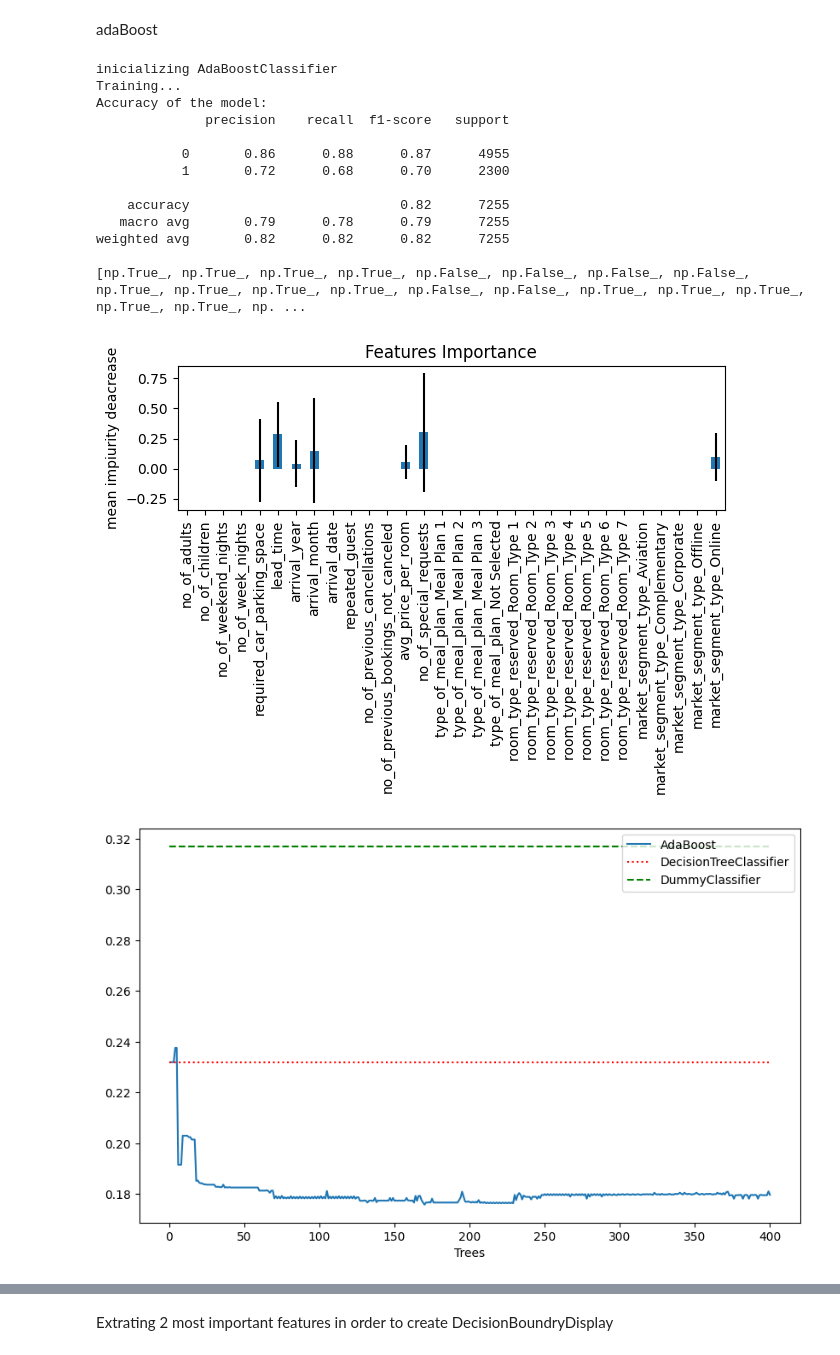
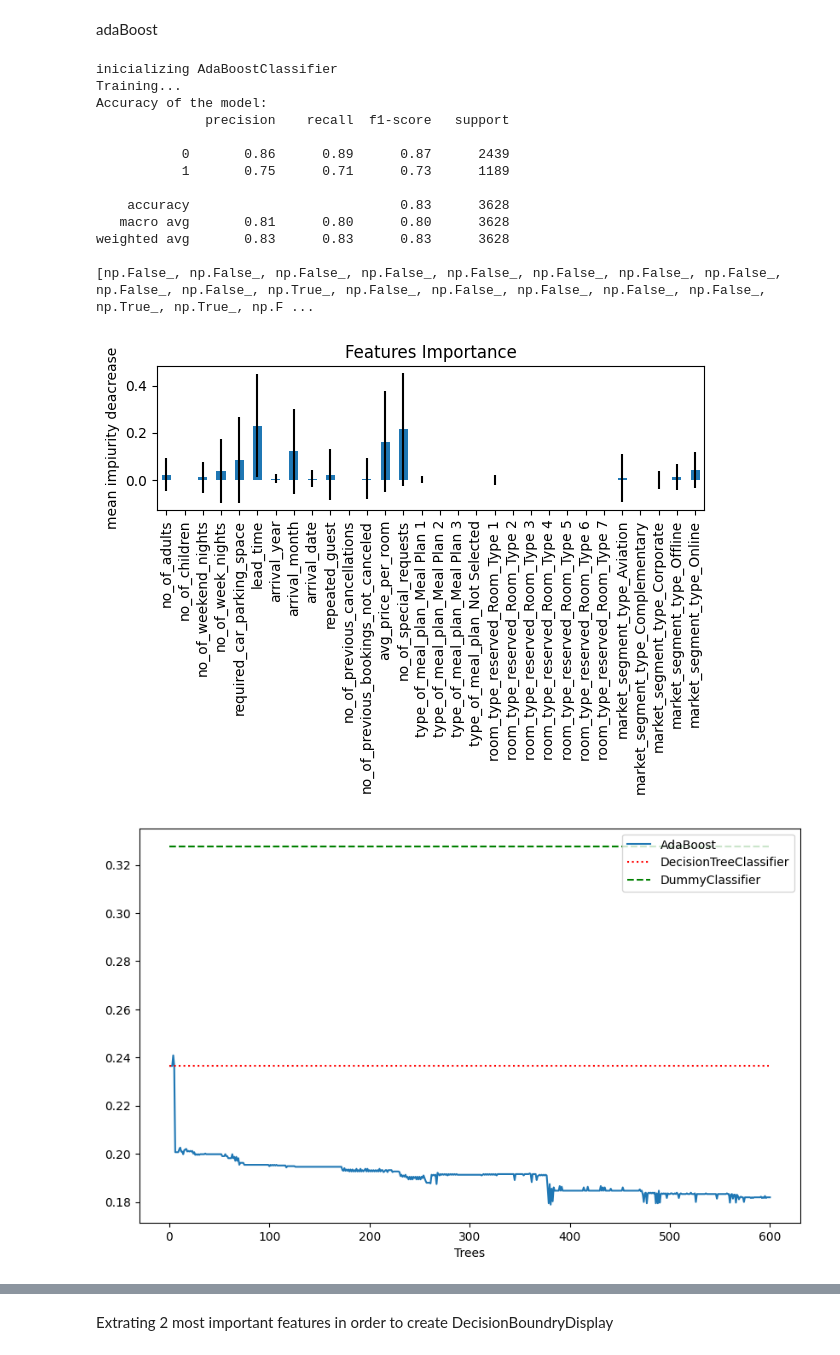
Before and after one commit to KsaweryKomasara/Projekt_KNDS, a Jupyter notebook: Nootebooks/main.ipynb, the cells around one changed output, grey strips where cells are left out. Cells and saved outputs as stored; diff of their text form; code cells hidden in the pictures.

```diff
--- a/Nootebooks/main.ipynb
+++ b/Nootebooks/main.ipynb
@@ -236,9 +236,10 @@ Target variable for box plots: booking_status
 # %%
 # Trzeba dropnąć Booking_ID i arrival bo wywali 30k kolumn
 
+data = getData(dataFilePath)
 data = data.drop(columns=['Booking_ID'])
 
-X_train_processed, X_test_processed, y_train_processed, y_test_processed = dataProcessing.processData(data)
+X_train, X_test, X_val, y_train, y_test, y_val = dataProcessing.processData(data)
 # %% [output]
 Processing data...
 Splitting data...
@@ -382,39 +410,39 @@ weighted avg       0.80      0.80      0.80      7255
 # %% [markdown]
 adaBoost
 # %%
-ad = adaBoost.adaBoostTraining(X_train_processed,y_train_processed)
+ad = adaBoost.adaBoostTraining(X_train, y_train)
 imp = ad.feature_importances_
 imp_new = list()
-modelDescription.modelBenchmark(ad,X_test_processed,y_test_processed)
-modelDescription.FeaturesImportance(ad,X_train_processed)
-adaBoost.avaBoostConvergence(X_train_processed,y_train_processed,X_test_processed,y_test_processed)
+modelDescription.modelBenchmark(ad, X_test, y_test)
+modelDescription.FeaturesImportance(ad, X_train)
+adaBoost.avaBoostConvergence(X_train, y_train, X_test, y_test)
 for i, val in enumerate(imp):
     if imp[i] !=0:
         imp_new.append(True)
     else:
         imp_new.append(False)
-X_train_new = X_train_processed.loc[:,imp_new]
-X_test_new = X_test_processed.loc[:,imp_new]
-ad_new = adaBoost.adaBoostTraining(X_train_new,y_train_processed)
-modelDescription.modelBenchmark(ad_new,X_test_new,y_test_processed)
+X_train_new = X_train.loc[:,imp_new]
+X_test_new = X_test.loc[:,imp_new]
+ad_new = adaBoost.adaBoostTraining(X_train_new,y_train)
+modelDescription.modelBenchmark(ad_new,X_test_new,y_test)
 print(len(X_train_new.columns))
-print(len(X_train_processed.columns))
+print(len(X_train.columns))
 # %% [output]
 inicializing AdaBoostClassifier
 Training...
 Accuracy of the model:
               precision    recall  f1-score   support
 
-           0       0.86      0.88      0.87      4955
-           1       0.72      0.68      0.70      2300
+           0       0.86      0.89      0.87      2439
+           1       0.75      0.71      0.73      1189
 
-    accuracy                           0.82      7255
-   macro avg       0.79      0.78      0.79      7255
-weighted avg       0.82      0.82      0.82      7255
+    accuracy                           0.83      3628
+   macro avg       0.81      0.80      0.80      3628
+weighted avg       0.83      0.83      0.83      3628
 
-[np.True_, np.True_, np.True_, np.True_, np.False_, np.False_, np.False_, np.False_, np.True_, np.True_, np.True_, np.True_, np.False_, np.False_, np.True_, np.True_, np.True_, np.True_, np.True_, np. ...
+[np.False_, np.False_, np.False_, np.False_, np.False_, np.False_, np.False_, np.False_, np.False_, np.False_, np.True_, np.False_, np.False_, np.False_, np.False_, np.False_, np.True_, np.True_, np.F ...
-[figure, old version]
+[figure, new version]
-[figure, old version]
+[figure, new version]
 inicializing AdaBoostClassifier
 Training...
 Accuracy of the model:
```
Also changed, not shown: parts of 12 cells of this notebook, 4 other files.
